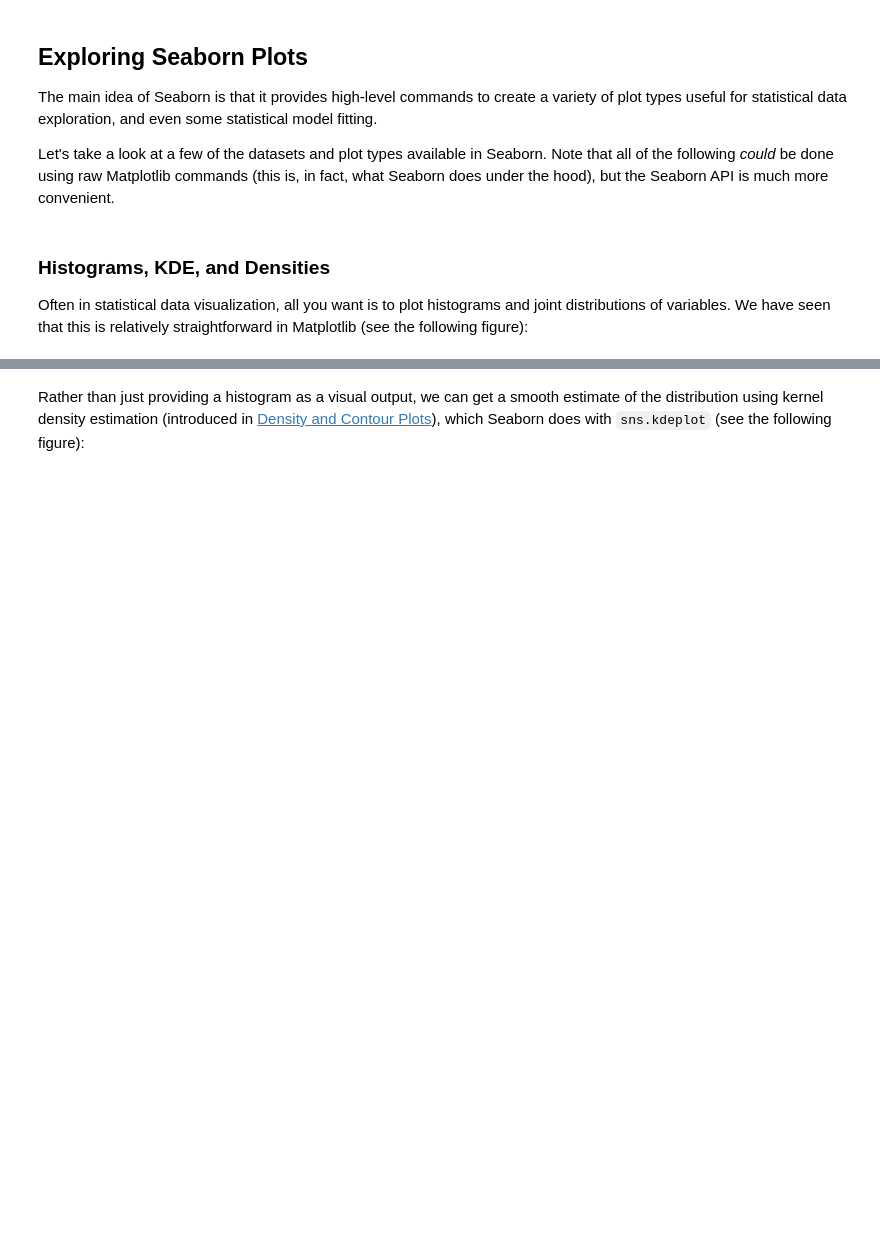
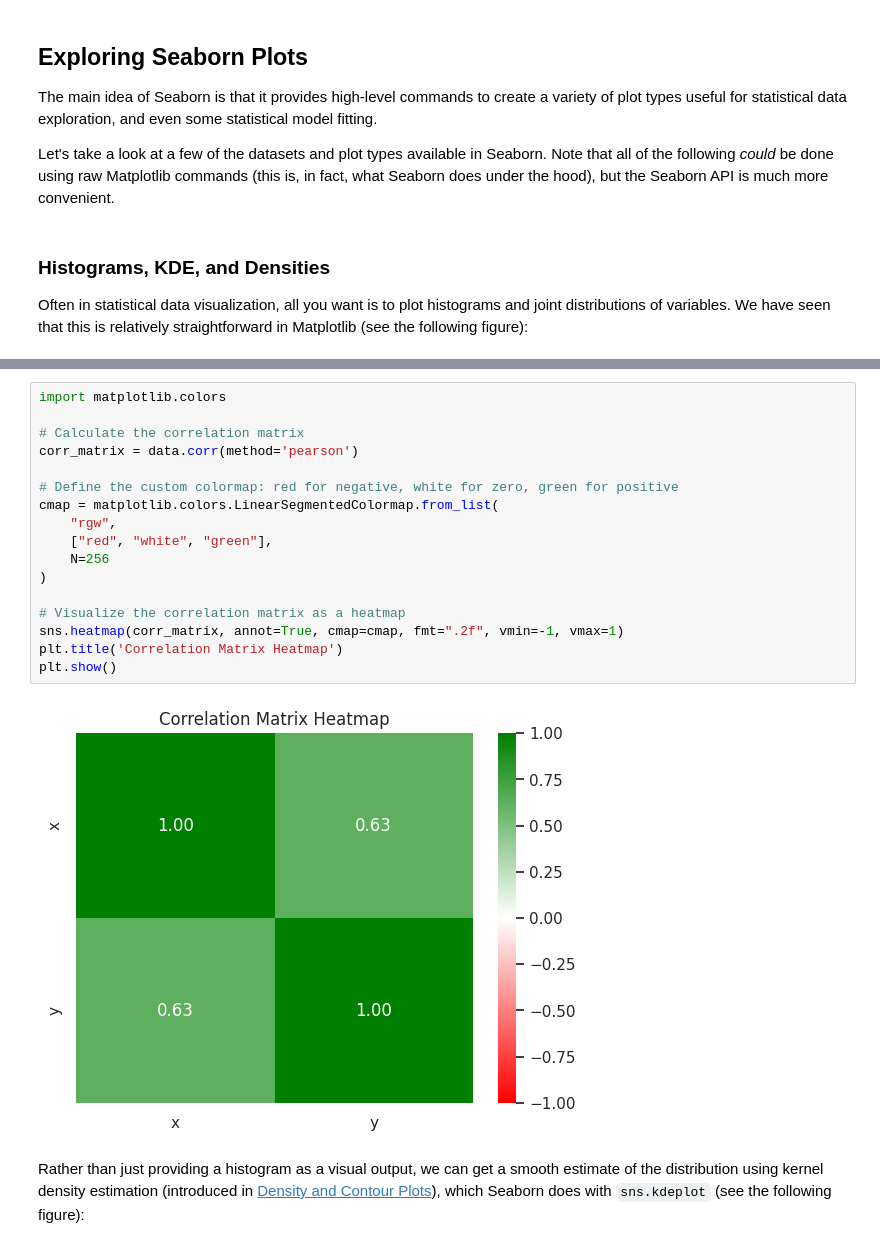
Before and after one commit to bertramwooster/PythonDataScienceHandbook, a Jupyter notebook: notebooks/04.14-Visualization-With-Seaborn.ipynb, the cells around one changed output, grey strips where cells are left out. Drawn from its saved outputs; the diff is of its cells as text; blank space fills up the shorter version.

Commit message:
Added visulation using sns.heatmap()

```diff
--- a/notebooks/04.14-Visualization-With-Seaborn.ipynb
+++ b/notebooks/04.14-Visualization-With-Seaborn.ipynb
@@ -44,3 +44,22 @@ for col in 'xy':
+# %%
+import matplotlib.colors
+
+# Calculate the correlation matrix
+corr_matrix = data.corr(method='pearson')
+
+# Define the custom colormap: red for negative, white for zero, green for positive
+cmap = matplotlib.colors.LinearSegmentedColormap.from_list(
+    "rgw",
+    ["red", "white", "green"],
+    N=256
+)
+
+# Visualize the correlation matrix as a heatmap
+sns.heatmap(corr_matrix, annot=True, cmap=cmap, fmt=".2f", vmin=-1, vmax=1)
+plt.title('Correlation Matrix Heatmap')
+plt.show()
+# %% [output]
+[figure, added]
 # %% [markdown]
 Rather than just providing a histogram as a visual output, we can get a smooth estimate of the distribution using kernel density estimation (introduced in [Density and Contour Plots](04.04-Density-and-Contour-Plots.ipynb)), which Seaborn does with ``sns.kdeplot`` (see the following figure):
 # %%
```
Also changed, not shown: parts of 1 cell of this notebook.
